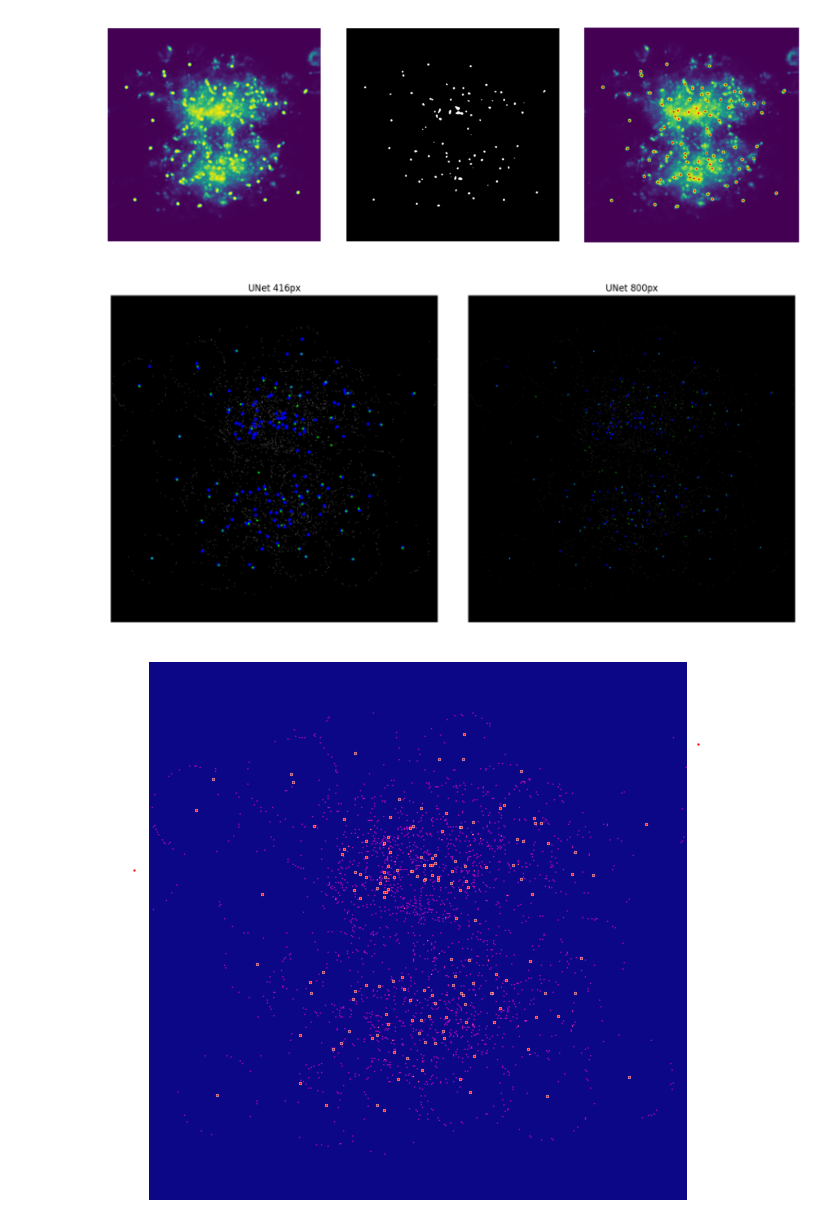
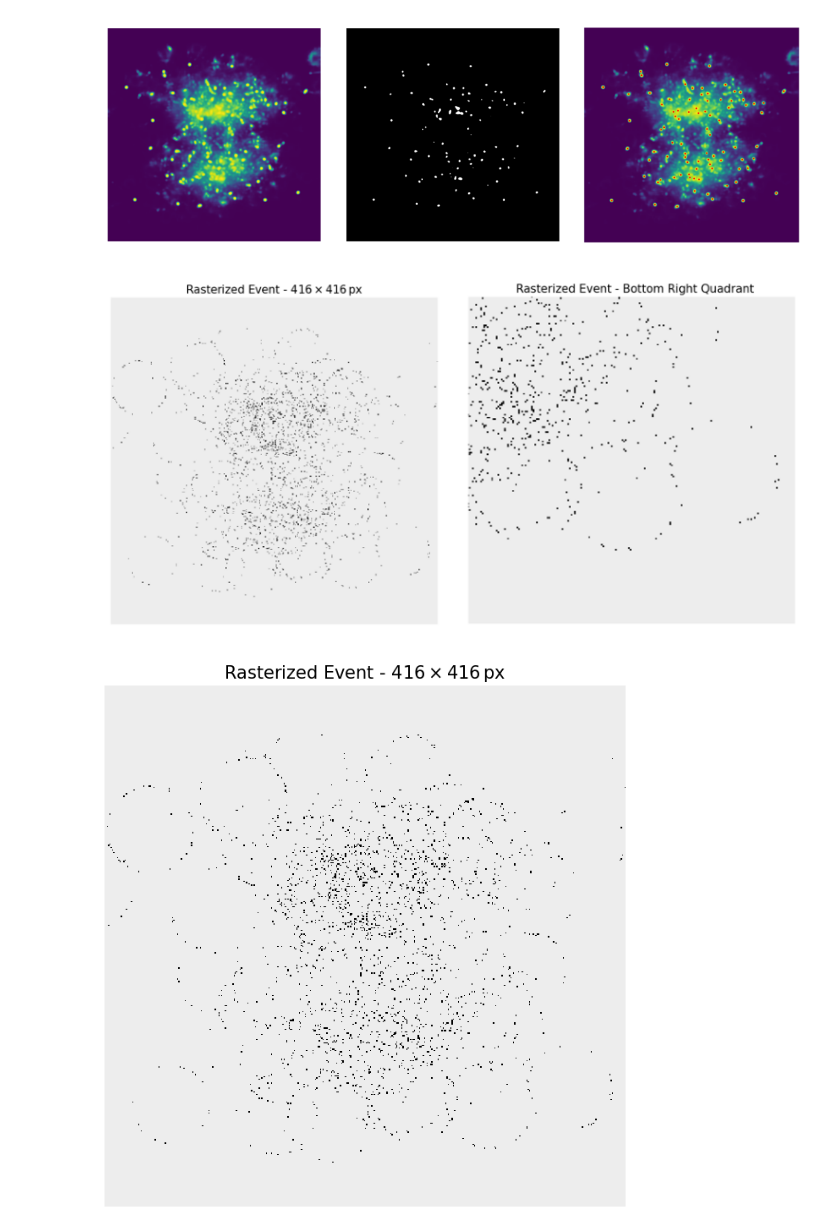
Before and after one commit to DanieleGhezzi25/A-Machine-Learning-Approach-for-Particle-Tracking-in-RICH-Detectors, a Jupyter notebook: UNet/plotsUNet.ipynb, the cells around one changed output. Saved outputs shown, nothing was run; the diff lists cells and outputs as text; code cells hidden in the pictures.

```diff
--- a/UNet/plotsUNet.ipynb
+++ b/UNet/plotsUNet.ipynb
@@ -281,22 +281,32 @@ affianca_immagini_tre(img1, img2, img3)
 # %% [output]
 [figure]
 # %%
-img1 = '/user/gr1/delphi/dghezzi/img1.png'
-img2 = '/user/gr1/delphi/dghezzi/img2.png'
+img1 = '/user/gr1/delphi/dghezzi/1.png'
+img2 = '/user/gr1/delphi/dghezzi/2.png'
 
 affianca_immagini_due(img1, img2)
 # %% [output]
-[figure, old version]
+[figure, new version]
 # %%
-img1 = np.load('/user/gr1/delphi/dghezzi/SharedDataset_22500_2500_150_175_npy/UNet/416px/images/val/event_8.npy')
+import matplotlib.pyplot as plt
+import numpy as np
+from matplotlib.colors import ListedColormap
+
+# Carico immagine
+img = np.load('/user/gr1/delphi/dghezzi/SharedDataset_22500_2500_150_175_npy/UNet/416px/images/val/event_8.npy')
+
+# Creo maschera binaria: 1 se sopra soglia, NaN altrimenti
+mask = np.where(img > 0.00000000000001, 1, np.nan)
+
+# Colormap: sfondo grigio chiaro semitrasparente, pixel in nero
+cmap = ListedColormap(['lightgray', 'black'])
+cmap.set_bad(color='lightgray', alpha=0.4)
+
+# Mostro immagine
 plt.figure(figsize=(8, 8))
-plt.imshow(img1, cmap='plasma')
 plt.axis('off')
-
-from AttentionUnet import load_keypoints_from_csv
-keypoints = load_keypoints_from_csv('/user/gr1/delphi/dghezzi/SharedDataset_22500_2500_150_175_npy/UNet/416px/centers/val/event_8_centers.csv')
-for x, y in keypoints:
-    plt.plot(x, y, 'o', markersize=2, markeredgecolor='white', markeredgewidth=0.3, color='red')
+plt.imshow(mask, cmap=cmap, vmin=0, vmax=1, interpolation='nearest')
+plt.title(r'Rasterized Event - $416 \times 416 \,$px', fontsize=15)
 plt.show()
 # %% [output]
-[figure, old version]
+[figure, new version]
```
Also changed, not shown: parts of 1 cell of this notebook, 4 other files.
